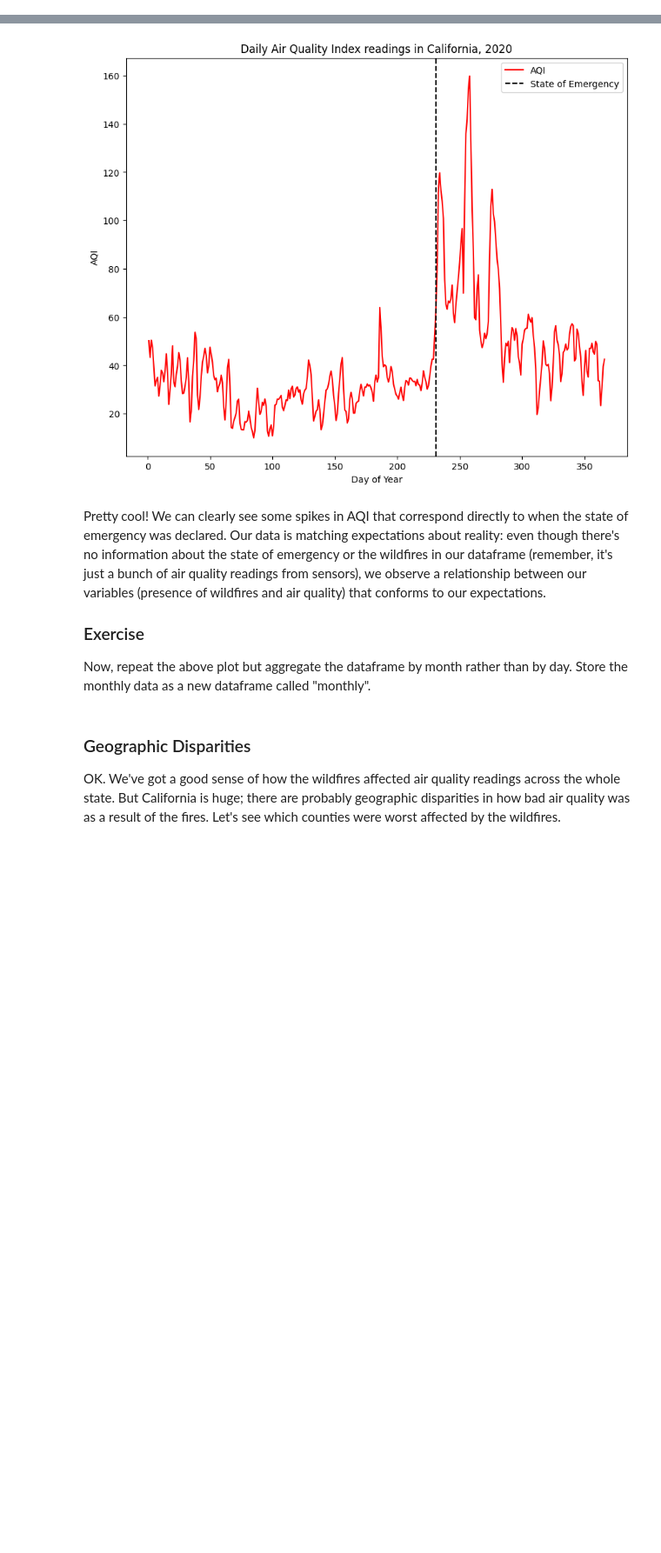
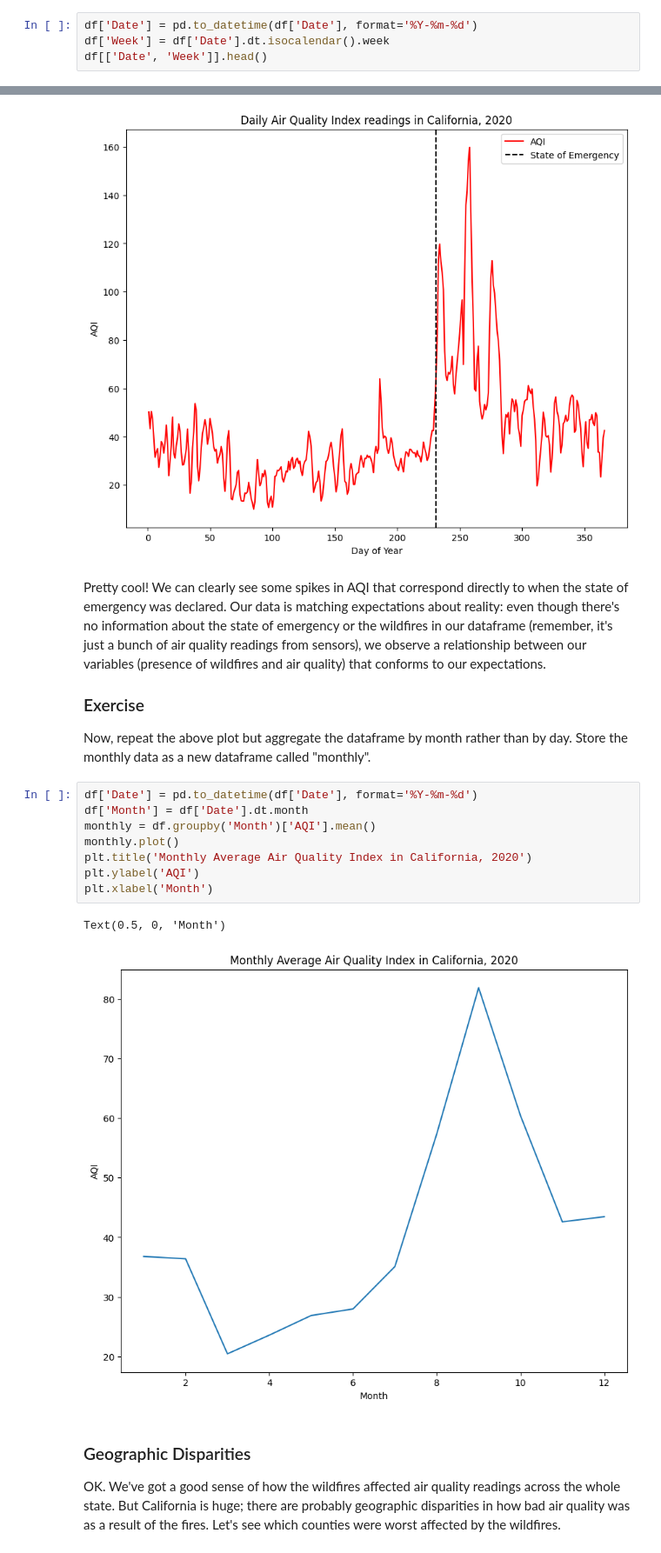
Before and after one commit to Wendy-915/QM2, a Jupyter notebook: notebooks/W03. Spatial Data.ipynb, the cells around one changed output, grey strips where cells are left out. Shown at 87% size. Saved outputs shown, nothing was run; the diff lists cells and outputs as text; blank space fills up the shorter version.

```diff
--- a/notebooks/W03. Spatial Data.ipynb
+++ b/notebooks/W03. Spatial Data.ipynb
@@ -121,3 +119,7 @@ When I print the new columns we've made ("Month" and "Day") next to the original
 ### Exercise
 
 [Here's](https://pandas.pydata.org/docs/reference/api/pandas.Series.dt.dayofyear.html) the documentation for the pandas function that allowed us to extract the day of year from the datetime column. Using the documentation on this page, create a new column in the dataframe that contains the week of year.
+# %%
+df['Date'] = pd.to_datetime(df['Date'], format='%Y-%m-%d')
+df['Week'] = df['Date'].dt.isocalendar().week
+df[['Date', 'Week']].head()
@@ -179,6 +188,17 @@ Pretty cool! We can clearly see some spikes in AQI that correspond directly to w
 
 ### Exercise
 Now, repeat the above plot but aggregate the dataframe by month rather than by day. Store the monthly data as a new dataframe called "monthly".
+# %%
+df['Date'] = pd.to_datetime(df['Date'], format='%Y-%m-%d')
+df['Month'] = df['Date'].dt.month
+monthly = df.groupby('Month')['AQI'].mean()
+monthly.plot()
+plt.title('Monthly Average Air Quality Index in California, 2020')
+plt.ylabel('AQI')
+plt.xlabel('Month')
+# %% [output]
+Text(0.5, 0, 'Month')
+[figure, added]
 # %% [markdown]
 ### Geographic Disparities
 
```
Also changed, not shown: parts of 6 cells of this notebook.
